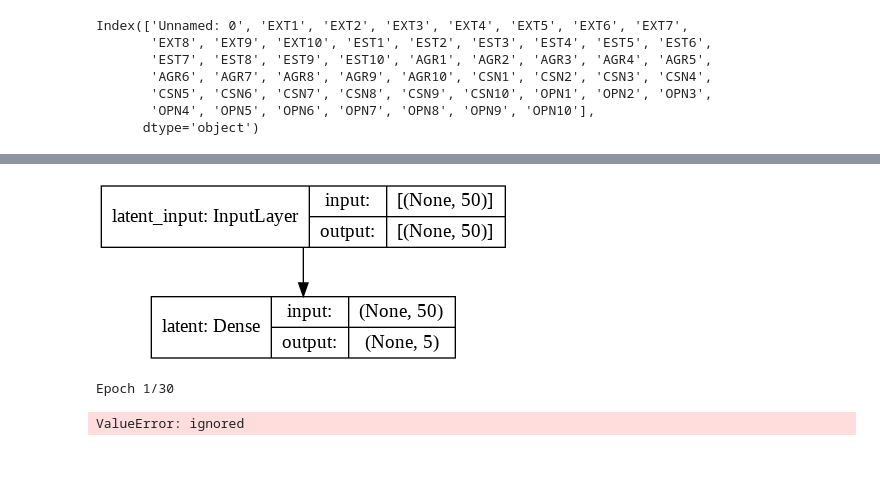
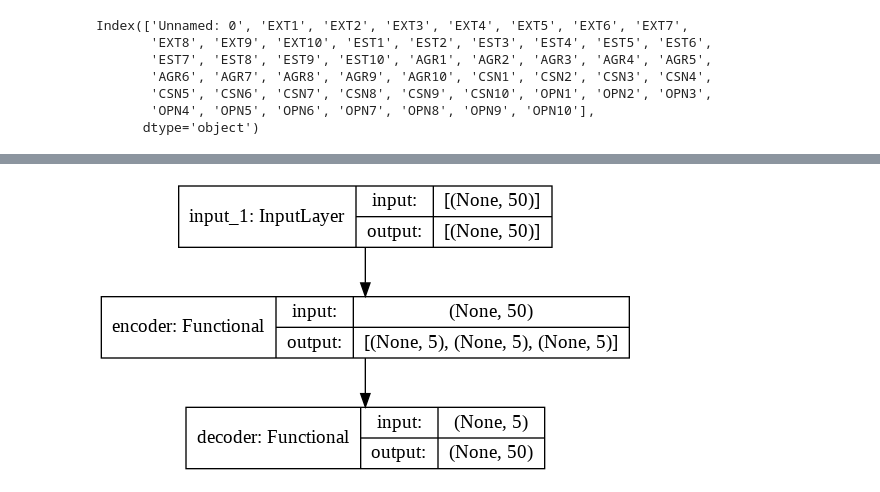
Before and after one commit to rodriguezj1/reu_uiowa_2021, a Jupyter notebook: Julian_Rodriguez/basicVAE_Big5.ipynb, the cells around one changed output, grey strips where cells are left out. Saved outputs shown, nothing was run; the diff lists cells and outputs as text; code cells hidden in the pictures; blank space fills up the shorter version.

```diff
--- a/Julian_Rodriguez/basicVAE_Big5.ipynb
+++ b/Julian_Rodriguez/basicVAE_Big5.ipynb
@@ -63,18 +118,23 @@ VAE Code:
 '''
 #latent == num of traits??
 traits = 5
-latent_dim = 2
 questions = 10
 n = 50
 
+#Test encoder code for functional structure VAE
 
-model = Sequential([
-                      Dense(traits, input_shape = (n, ), activation = 'relu', kernel_initializer='random_normal', bias_initializer='random_normal', name = 'latent'),
-                      #Dense(n, kernel_initializer='random_normal', bias_initializer='random_normal', name = 'output')
-                      ],
-                      name = 'model'
-                      )
+encoder_inputs = Input(shape = (n, ))
+x = Dense(25, activation="relu")(encoder_inputs)
+x = Dense(10, activation = 'relu')(x)
 
-print(model.weights)
-model.summary()
+
+#latent/ bottleneck
+z_mean = Dense(traits, name = "z_mean")(x)
+z_log_var = Dense(traits, name="z_log_var")(x)
+
+z = Sampling()([z_mean, z_log_var])
+
+#encoder = keras.Model(encoder_inputs, z_mean, name="encoder")
+encoder = keras.Model(encoder_inputs, [z_mean, z_log_var, z], name="encoder")
+encoder.summary()
 # %% [output]
@@ -97,0 +158,8 @@ _________________________________________________________________
+# %%
+#test code for the decoder for our VAE model
+latent_inputs = Input(shape = (traits, ))
+x = Dense(10, activation="relu")(latent_inputs)
+x = Dense(25, activation="relu")(x)
+decoder_outputs = Dense(n, activation="relu")(x)
+decoder = keras.Model(latent_inputs, decoder_outputs, name="decoder")
+decoder.summary()
@@ -98,13 +183,10 @@ _________________________________________________________________
+# %%
+# Here we put the encoder and the decoder together to form our VAE
+
+final_output = decoder(encoder(encoder_inputs)[2])
+#print(encoder(encoder_inputs)[2])
+vae = keras.Model(encoder_inputs, final_output)
 # %%
- plot_model(model, show_shapes=True, show_layer_names=True)
+ plot_model(vae, show_shapes=True, show_layer_names=True)
 # %% [output]
-[figure, old version]
+[figure, new version]
-# %%
-#x_train = np.expand_dims(X_train, -1)
-#print(X_train.shape)
-
-model.compile(optimizer= 'Adam')
-model.fit(X_train, epochs=30, batch_size=128)
-# %% [output]
-Epoch 1/30
-ValueError: ignored
```
Also changed, not shown: parts of 23 cells of this notebook.
